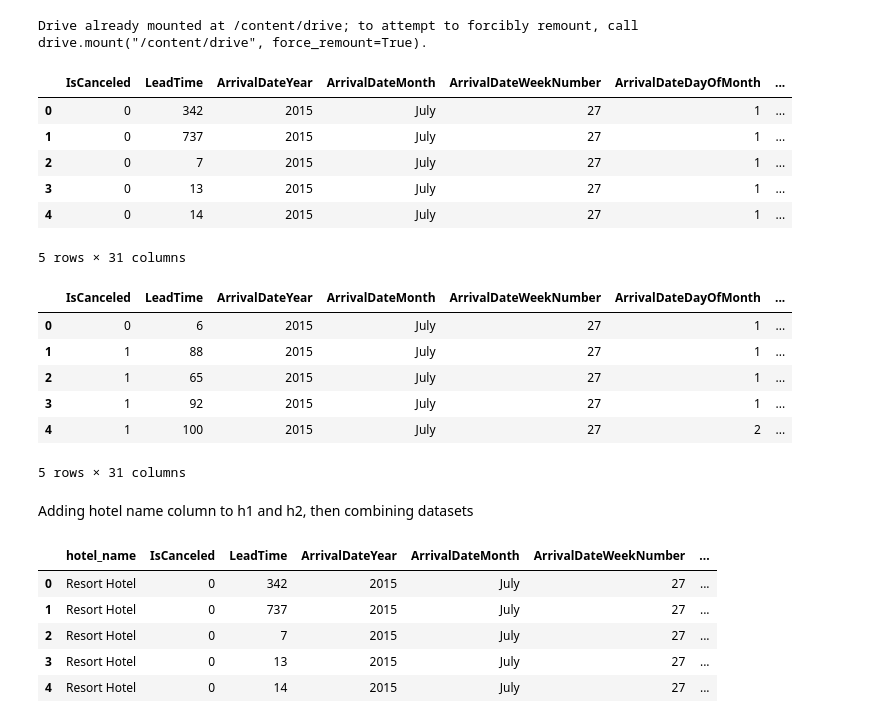
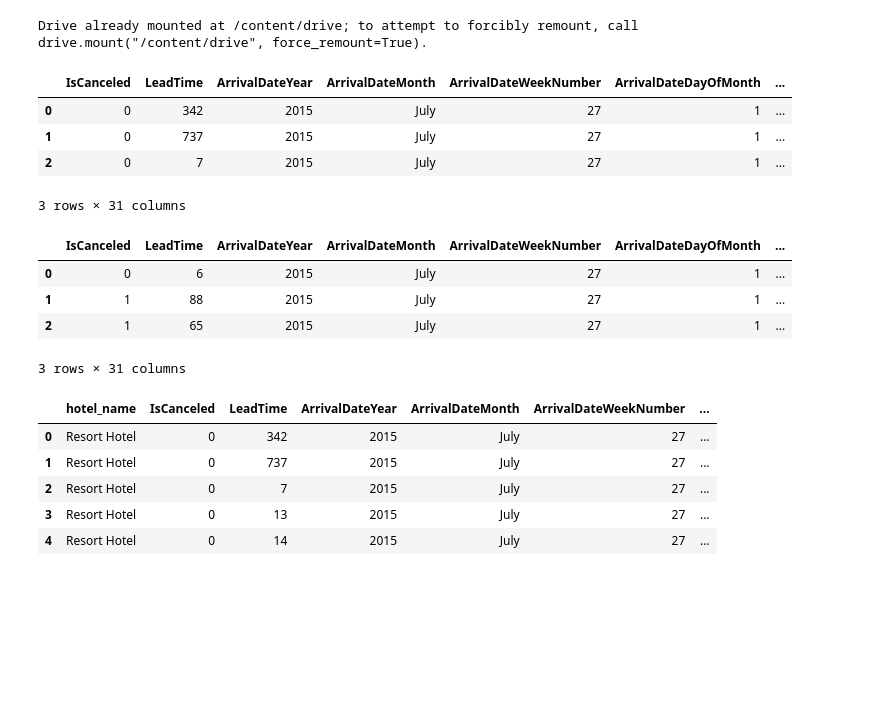
Before and after one commit to sarthakz25/hotel-booking-cancellation-prediction, a Jupyter notebook: notebooks/data_wrangling.ipynb, the cells around one changed output. Cells and saved outputs as stored; diff of their text form; code cells hidden in the pictures; blank space fills up the shorter version.

```diff
--- a/notebooks/data_wrangling.ipynb
+++ b/notebooks/data_wrangling.ipynb
@@ -35,25 +35,19 @@ working_dir = "/content/drive/MyDrive/hotel-booking-cancellation-prediction/data
 h1 = pd.read_csv(working_dir + "raw/h1.csv")
 h2 = pd.read_csv(working_dir + "raw/h2.csv")
 # %%
-h1.head(5)
+h1.head(3)
 # %% [output]
 |  | IsCanceled | LeadTime | ArrivalDateYear | ArrivalDateMonth | ArrivalDateWeekNumber | ArrivalDateDayOfMonth | ... |
 | 0 | 0 | 342 | 2015 | July | 27 | 1 | ... |
 | 1 | 0 | 737 | 2015 | July | 27 | 1 | ... |
 | 2 | 0 | 7 | 2015 | July | 27 | 1 | ... |
-| 3 | 0 | 13 | 2015 | July | 27 | 1 | ... |
-| 4 | 0 | 14 | 2015 | July | 27 | 1 | ... |
-5 rows × 31 columns
+3 rows × 31 columns
 # %%
-h2.head(5)
+h2.head(3)
 # %% [output]
 |  | IsCanceled | LeadTime | ArrivalDateYear | ArrivalDateMonth | ArrivalDateWeekNumber | ArrivalDateDayOfMonth | ... |
 | 0 | 0 | 6 | 2015 | July | 27 | 1 | ... |
 | 1 | 1 | 88 | 2015 | July | 27 | 1 | ... |
 | 2 | 1 | 65 | 2015 | July | 27 | 1 | ... |
-| 3 | 1 | 92 | 2015 | July | 27 | 1 | ... |
-| 4 | 1 | 100 | 2015 | July | 27 | 2 | ... |
-5 rows × 31 columns
+3 rows × 31 columns
-# %% [markdown]
-Adding hotel name column to h1 and h2, then combining datasets
 # %%
```
Also changed, not shown: parts of 54 cells of this notebook, 3 other files.
